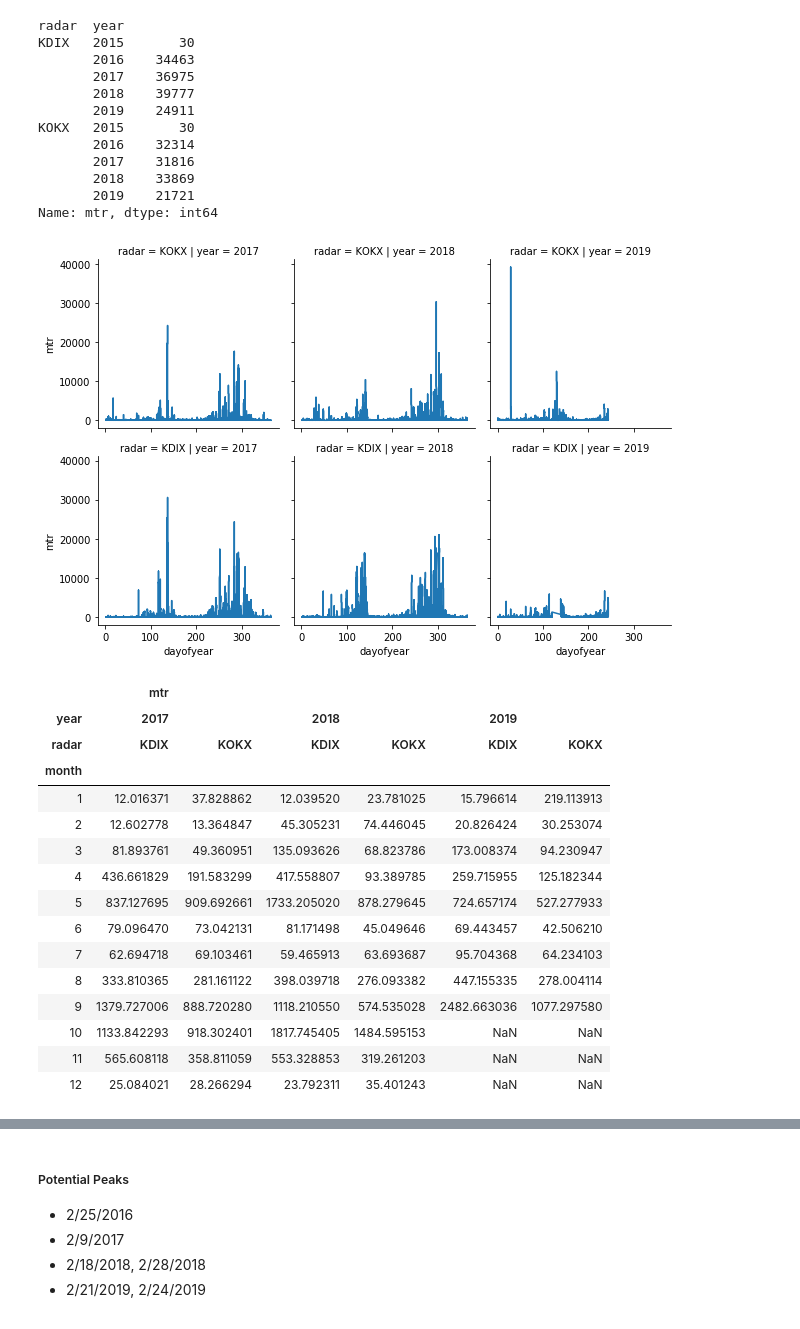
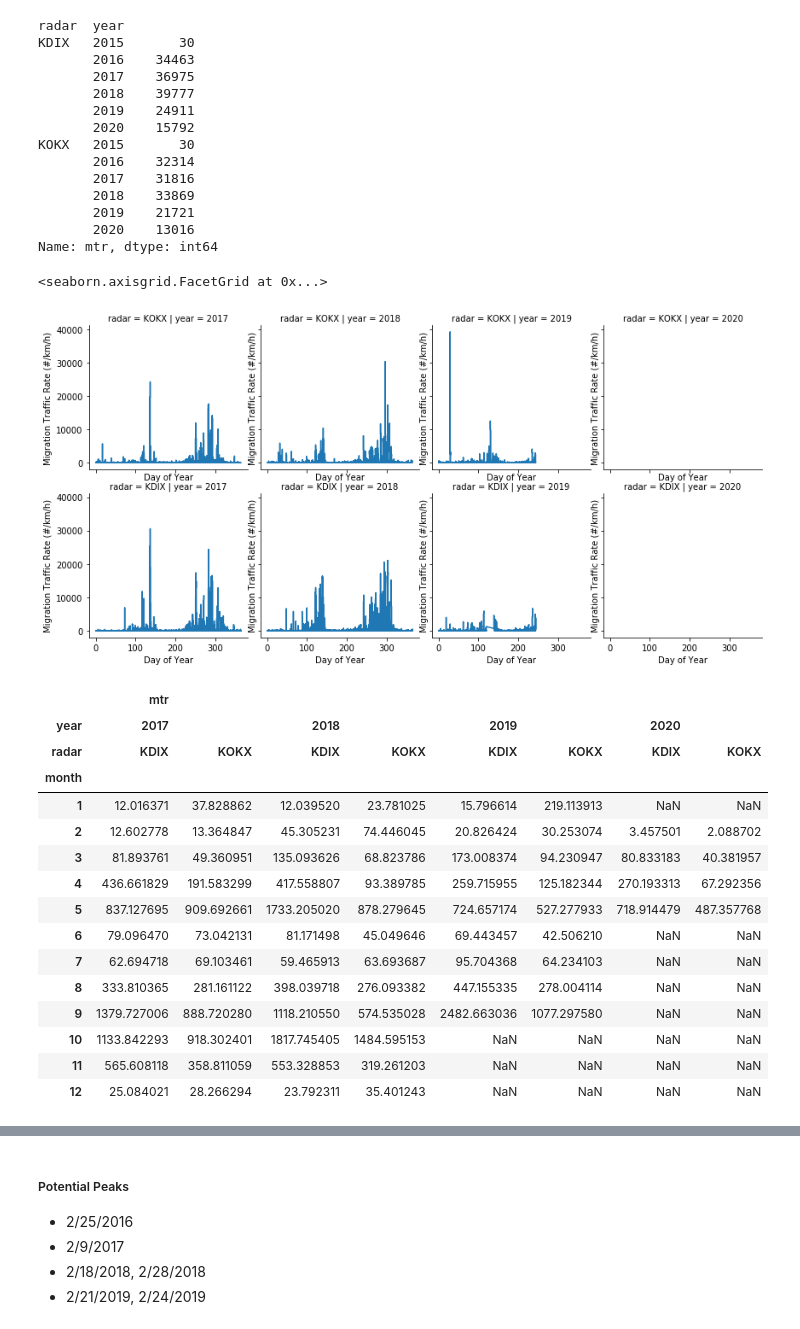
Before and after one commit to meiguan/urban_birds, a Jupyter notebook: explore/exploring_KOKX_KDIX_timeseries.ipynb, the cells around one changed output, grey strips where cells are left out. Drawn from its saved outputs; the diff is of its cells as text; code cells hidden in the pictures.

```diff
--- a/explore/exploring_KOKX_KDIX_timeseries.ipynb
+++ b/explore/exploring_KOKX_KDIX_timeseries.ipynb
@@ -16,7 +20,7 @@ from envir import config
 # %%
 # read in files
 files = ['KOKX2016night.csv', 'KOKX2017night.csv',
-         'KOKX2018night.csv', 'KOKX2019night.csv']
+         'KOKX2018night.csv', 'KOKX2019night.csv', 'KOKX_spring_2020.csv']
 kokx = pd.DataFrame()
 for f in files:
     temp = pd.read_csv(config.dataFol+'clean_nexrad/'+f)
@@ -67,7 +72,7 @@ dtype: float64
 # %%
 # read in files
 files = ['KDIX2016night.csv', 'KDIX2017night.csv',
-         'KDIX2018night.csv', 'KDIX2019night.csv']
+         'KDIX2018night.csv', 'KDIX2019night.csv', 'KDIX_spring_2020.csv']
 kdix = pd.DataFrame()
 for f in files:
     temp = pd.read_csv(config.dataFol+'clean_nexrad/'+f)
@@ -128,11 +133,13 @@ KDIX   2015       30
        2017    36975
        2018    39777
        2019    24911
+       2020    15792
 KOKX   2015       30
        2016    32314
        2017    31816
        2018    33869
        2019    21721
+       2020    13016
 Name: mtr, dtype: int64
 # %%
 radars['dayofyear'] = radars['date'].dt.dayofyear
@@ -142,28 +149,30 @@ by_day.reset_index(inplace=True)
 # %%
 g = sns.FacetGrid(radars[radars.year > 2016], col="year", row='radar')
 g = g.map_dataframe(plt.plot, "dayofyear", "mtr")
+g.set(xlabel='Day of Year', ylabel='Migration Traffic Rate (#/km/h)')
 # %% [output]
+<seaborn.axisgrid.FacetGrid at 0x...>
-[figure, old version]
+[figure, new version]
 # %%
 by_month = radars[radars.year > 2016].groupby(['radar','year', 'month']).mean().reset_index()
 by_month.pivot_table(index='month', columns=['year', 'radar'],values=['mtr'])
 # %% [output]
-|  | mtr |  |  |  |  |  |
-| year | 2017 |  | 2018 |  | 2019 |  |
-| radar | KDIX | KOKX | KDIX | KOKX | KDIX | KOKX |
-| month |  |  |  |  |  |  |
-| 1 | 12.016371 | 37.828862 | 12.039520 | 23.781025 | 15.796614 | 219.113913 |
-| 2 | 12.602778 | 13.364847 | 45.305231 | 74.446045 | 20.826424 | 30.253074 |
-| 3 | 81.893761 | 49.360951 | 135.093626 | 68.823786 | 173.008374 | 94.230947 |
-| 4 | 436.661829 | 191.583299 | 417.558807 | 93.389785 | 259.715955 | 125.182344 |
-| 5 | 837.127695 | 909.692661 | 1733.205020 | 878.279645 | 724.657174 | 527.277933 |
-| 6 | 79.096470 | 73.042131 | 81.171498 | 45.049646 | 69.443457 | 42.506210 |
-| 7 | 62.694718 | 69.103461 | 59.465913 | 63.693687 | 95.704368 | 64.234103 |
-| 8 | 333.810365 | 281.161122 | 398.039718 | 276.093382 | 447.155335 | 278.004114 |
-| 9 | 1379.727006 | 888.720280 | 1118.210550 | 574.535028 | 2482.663036 | 1077.297580 |
-| 10 | 1133.842293 | 918.302401 | 1817.745405 | 1484.595153 | NaN | NaN |
-| 11 | 565.608118 | 358.811059 | 553.328853 | 319.261203 | NaN | NaN |
-| 12 | 25.084021 | 28.266294 | 23.792311 | 35.401243 | NaN | NaN |
+|  | mtr |  |  |  |  |  |  |  |
+| year | 2017 |  | 2018 |  | 2019 |  | 2020 |  |
+| radar | KDIX | KOKX | KDIX | KOKX | KDIX | KOKX | KDIX | KOKX |
+| month |  |  |  |  |  |  |  |  |
+| 1 | 12.016371 | 37.828862 | 12.039520 | 23.781025 | 15.796614 | 219.113913 | NaN | NaN |
+| 2 | 12.602778 | 13.364847 | 45.305231 | 74.446045 | 20.826424 | 30.253074 | 3.457501 | 2.088702 |
+| 3 | 81.893761 | 49.360951 | 135.093626 | 68.823786 | 173.008374 | 94.230947 | 80.833183 | 40.381957 |
+| 4 | 436.661829 | 191.583299 | 417.558807 | 93.389785 | 259.715955 | 125.182344 | 270.193313 | 67.292356 |
+| 5 | 837.127695 | 909.692661 | 1733.205020 | 878.279645 | 724.657174 | 527.277933 | 718.914479 | 487.357768 |
+| 6 | 79.096470 | 73.042131 | 81.171498 | 45.049646 | 69.443457 | 42.506210 | NaN | NaN |
+| 7 | 62.694718 | 69.103461 | 59.465913 | 63.693687 | 95.704368 | 64.234103 | NaN | NaN |
+| 8 | 333.810365 | 281.161122 | 398.039718 | 276.093382 | 447.155335 | 278.004114 | NaN | NaN |
+| 9 | 1379.727006 | 888.720280 | 1118.210550 | 574.535028 | 2482.663036 | 1077.297580 | NaN | NaN |
+| 10 | 1133.842293 | 918.302401 | 1817.745405 | 1484.595153 | NaN | NaN | NaN | NaN |
+| 11 | 565.608118 | 358.811059 | 553.328853 | 319.261203 | NaN | NaN | NaN | NaN |
+| 12 | 25.084021 | 28.266294 | 23.792311 | 35.401243 | NaN | NaN | NaN | NaN |
 # %%
 # annual patterns of mtr
 g = sns.FacetGrid(by_month[by_month.year > 2016], col="year", row="radar", hue = "radar")
```
Also changed, not shown: parts of 17 cells of this notebook, 8 other files.
